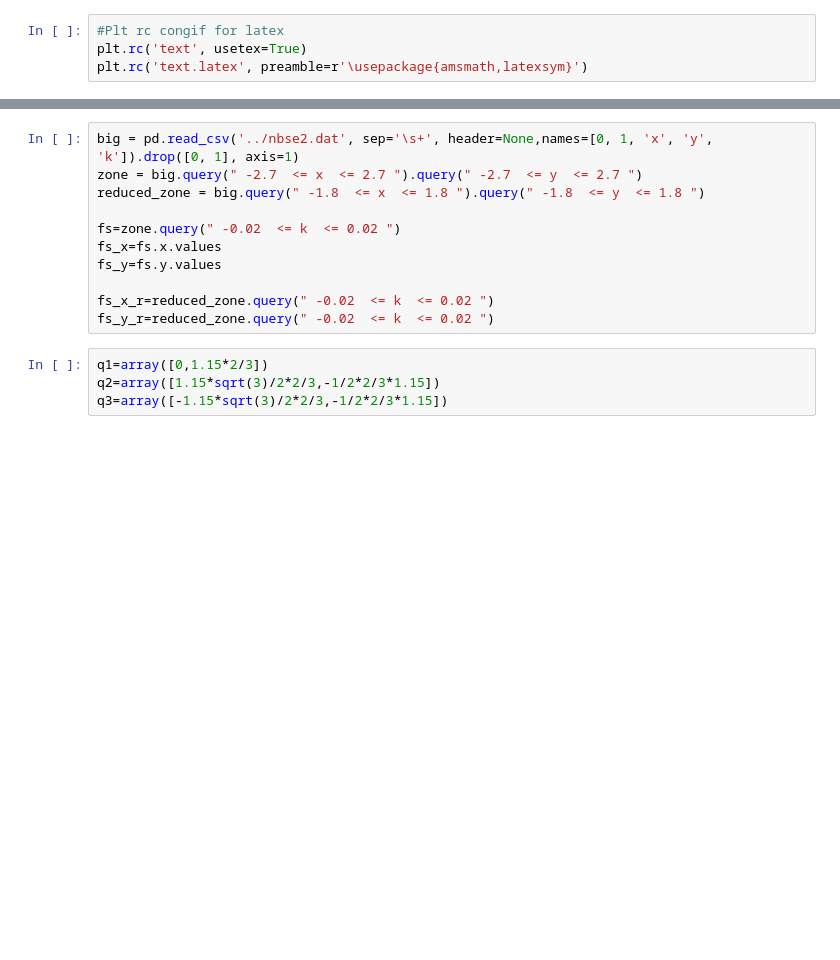
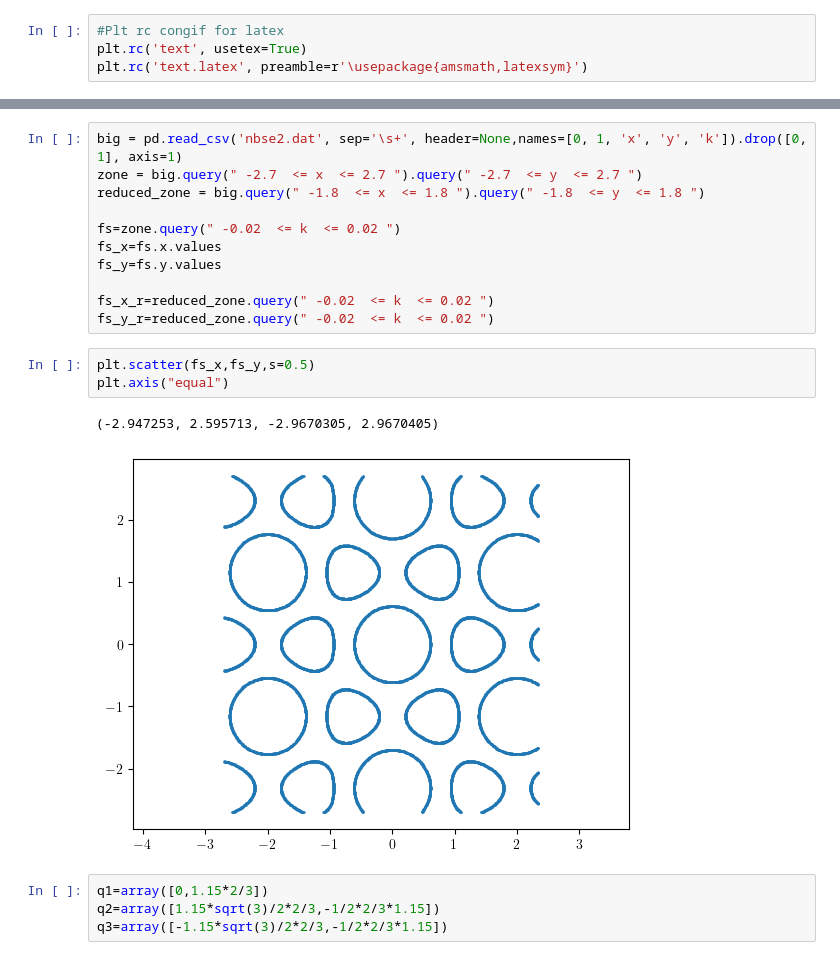
Before and after one commit to susyexists/CCM, a Jupyter notebook: NbSe2/Charge-Density-Wave/Complex-CDW.ipynb, the cells around one changed output, grey strips where cells are left out. Saved outputs shown, nothing was run; the diff lists cells and outputs as text; blank space fills up the shorter version.

```diff
--- a/NbSe2/Charge-Density-Wave/Complex-CDW.ipynb
+++ b/NbSe2/Charge-Density-Wave/Complex-CDW.ipynb
@@ -40,5 +45,5 @@ plt.show()
 # %%
-big = pd.read_csv('../nbse2.dat', sep='\s+', header=None,names=[0, 1, 'x', 'y', 'k']).drop([0, 1], axis=1)
+big = pd.read_csv('nbse2.dat', sep='\s+', header=None,names=[0, 1, 'x', 'y', 'k']).drop([0, 1], axis=1)
 zone = big.query(" -2.7  <= x  <= 2.7 ").query(" -2.7  <= y  <= 2.7 ")
 reduced_zone = big.query(" -1.8  <= x  <= 1.8 ").query(" -1.8  <= y  <= 1.8 ")
 
@@ -48,6 +53,12 @@ fs_y=fs.y.values
 
 fs_x_r=reduced_zone.query(" -0.02  <= k  <= 0.02 ")
 fs_y_r=reduced_zone.query(" -0.02  <= k  <= 0.02 ")
+# %%
+plt.scatter(fs_x,fs_y,s=0.5)
+plt.axis("equal")
+# %% [output]
+(-2.947253, 2.595713, -2.9670305, 2.9670405)
+[figure, added]
 # %%
 q1=array([0,1.15*2/3])
 q2=array([1.15*sqrt(3)/2*2/3,-1/2*2/3*1.15])
```
Also changed, not shown: parts of 7 cells of this notebook.
